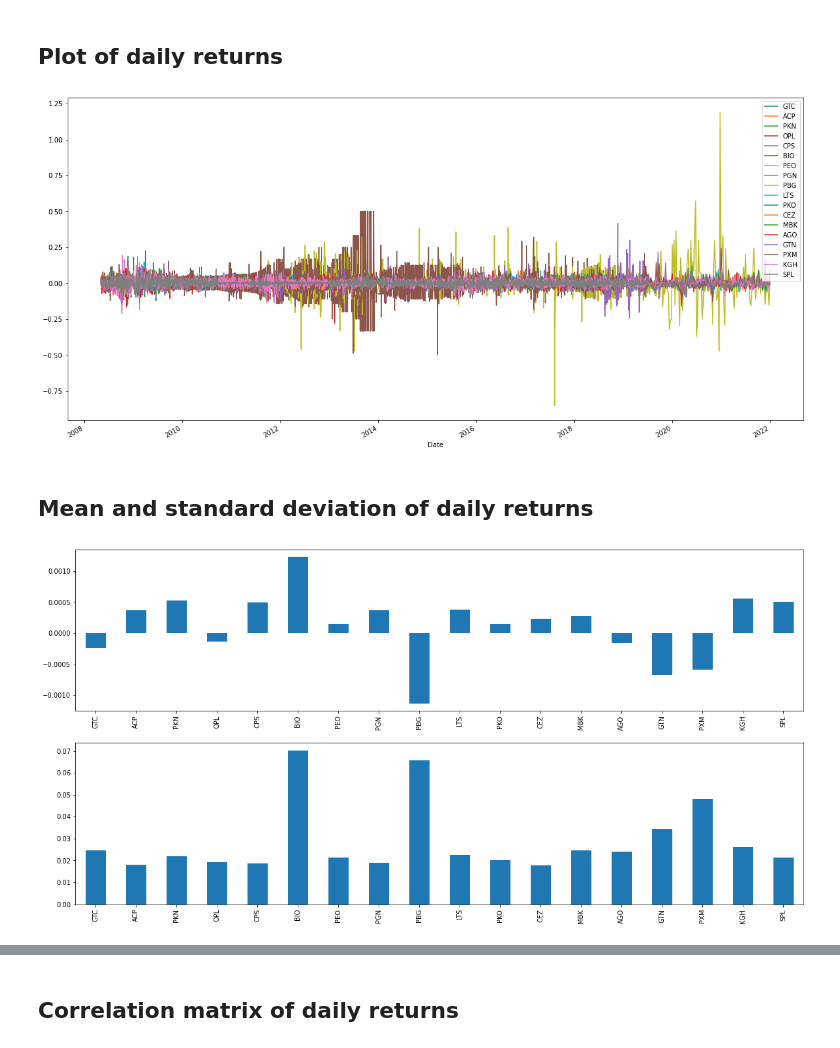
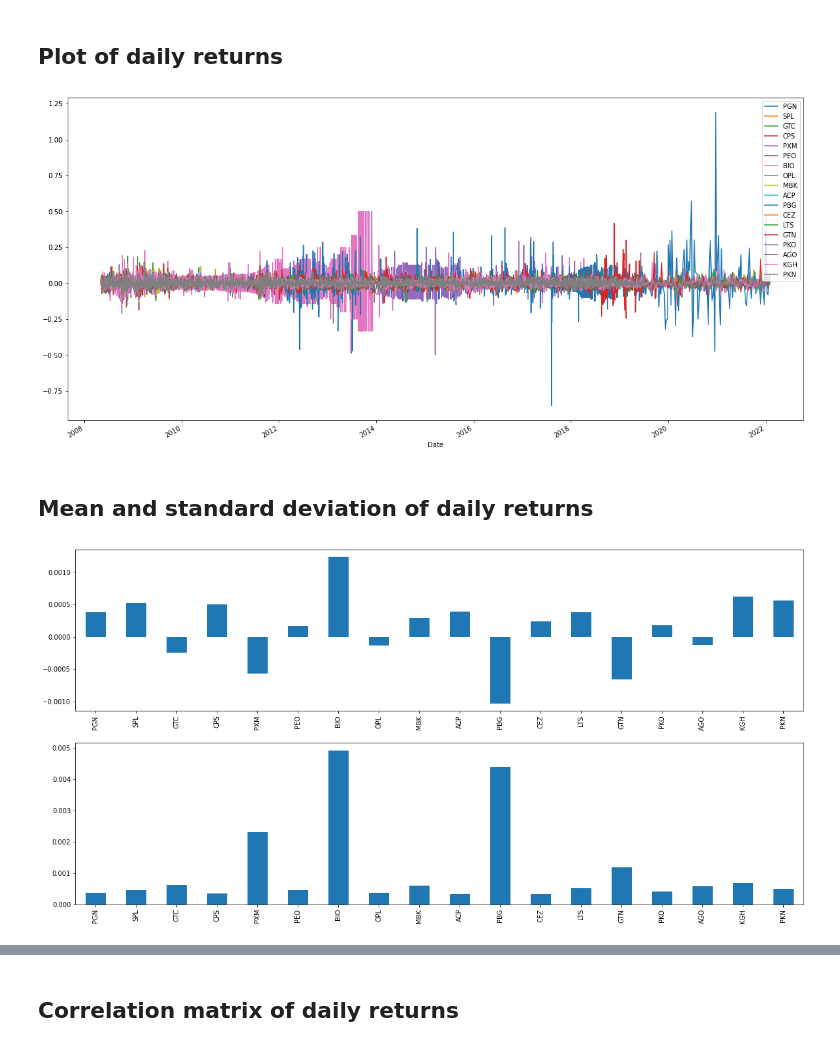
Before and after one commit to jdworzans/portfolio-optimization, a Jupyter notebook: notebooks/WIG20.ipynb, the cells around one changed output, grey strips where cells are left out. Saved outputs shown, nothing was run; the diff lists cells and outputs as text; code cells hidden in the pictures.

```diff
--- a/notebooks/WIG20.ipynb
+++ b/notebooks/WIG20.ipynb
@@ -7,7 +7,7 @@ import pandas as pd
 import seaborn as sns
 from tqdm import tqdm
 # %%
-MERGED_DATASET_FILEPATH = Path("../data/dataset.csv")
+MERGED_DATASET_FILEPATH = Path("../data/WIG20.csv")
 # %% [markdown]
 We will omit NaN values, because we want to investigate the possibility of optimization instead of full analysis.
 # %%
@@ -30,17 +30,17 @@ fig, ax = plt.subplots(figsize=(20, 10))
 df.plot(ax=ax)
 plt.show()
 # %% [output]
-[figure, old version]
+[figure, new version]
 # %% [markdown]
 ## Mean and standard deviation of daily returns
 # %%
-mean_std_df = df.agg(["mean", "std"]).transpose()
+mean_var_df = df.agg(["mean", "var"]).transpose()
 # %%
 fig, axs = plt.subplots(2, figsize=(20, 10))
-mean_std_df["mean"].plot(kind="bar", ax=axs[0])
-mean_std_df["std"].plot(kind="bar", ax=axs[1])
+mean_var_df["mean"].plot(kind="bar", ax=axs[0])
+mean_var_df["var"].plot(kind="bar", ax=axs[1])
 plt.show()
 # %% [output]
-[figure, old version]
+[figure, new version]
 # %%
 fig, ax = plt.subplots(figsize=(20, 10))
```
Also changed, not shown: parts of 6 cells of this notebook.
